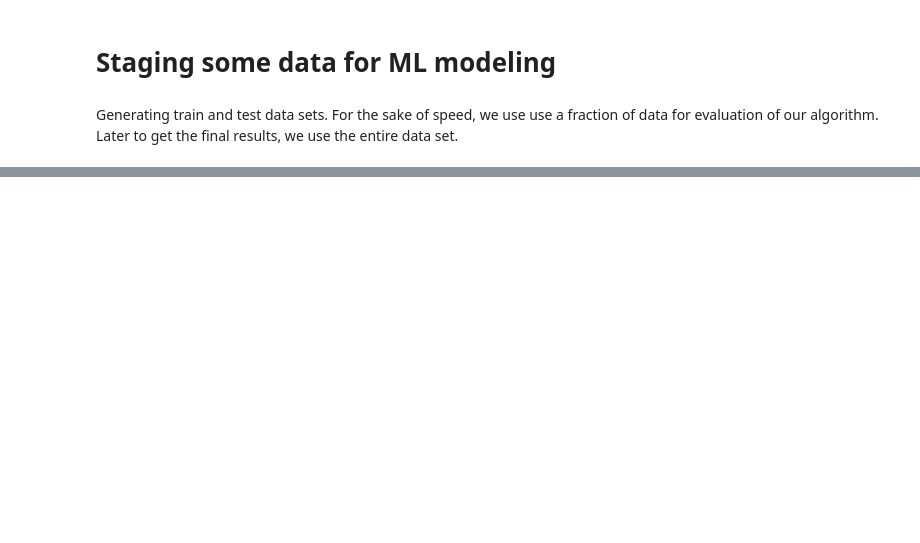
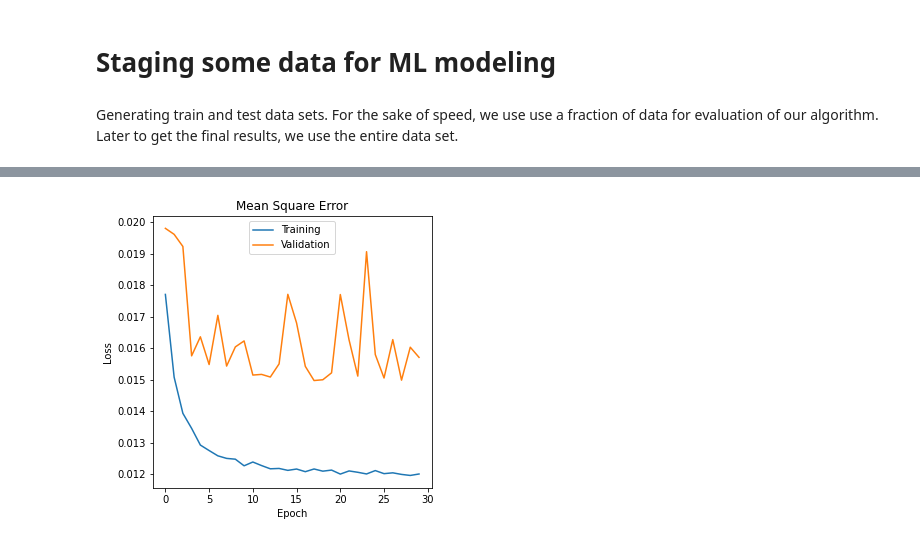
Before and after one commit to ekourkchi/Weather_research, a Jupyter notebook: GPR_PSO_LSTM.ipynb, the cells around one changed output, grey strips where cells are left out. Drawn from its saved outputs; the diff is of its cells as text; code cells hidden in the pictures; blank space fills up the shorter version.

```diff
--- a/GPR_PSO_LSTM.ipynb
+++ b/GPR_PSO_LSTM.ipynb
@@ -143,5 +146,5 @@ Text(0.5, 0, 'Time')
 # %%
-def dataPrepare2(y, z, v, w, n = 3, d = 1):
+def dataPrepare2(y, n = 3, d = 1):
   '''
   Generating discrete data points out of the given series
 
@@ -161,9 +164,6 @@ def dataPrepare2(y, z, v, w, n = 3, d = 1):
 
   for i in range(0, N-n-dd):
     XS[i,:n] = y[i:i+n]
-    # XS[i,n:2*n] = z[i:i+n]
-    # XS[i,2*n:3*n] = v[i:i+n]
-#     XS[i,3*n:4*n] = w[i:i+n]
 
     ys[i] = y[i+n+dd]
   #
@@ -276,3 +341,27 @@ predicted = regressor.predict(XS_test)
+# %%
+def plot_model_history(history):
+    '''Plot the training and validation history for a TensorFlow network'''
+
+    # Extract loss and accuracy
+    loss = history.history['loss']
+    val_loss = history.history['val_loss']
+
+
+    fig, ax = plt.subplots(nrows=1,ncols=1, figsize=(5,5))
+    ax.plot(np.arange(n_epochs), loss, label='Training')
+    ax.plot(np.arange(n_epochs), val_loss, label='Validation')
+    ax.set_title('Mean Square Error')
+    ax.legend()
+    ax.set_xlabel('Epoch')
+    ax.set_ylabel('Loss')
+
+###plot the training history
+# for key in regressor.history.history:
+#   print(key)
+
+plot_model_history(regressor.history)
+# %% [output]
+[figure, added]
 # %%
 def metrics(y1, y2):
   '''
```
Also changed, not shown: parts of 37 cells of this notebook.
